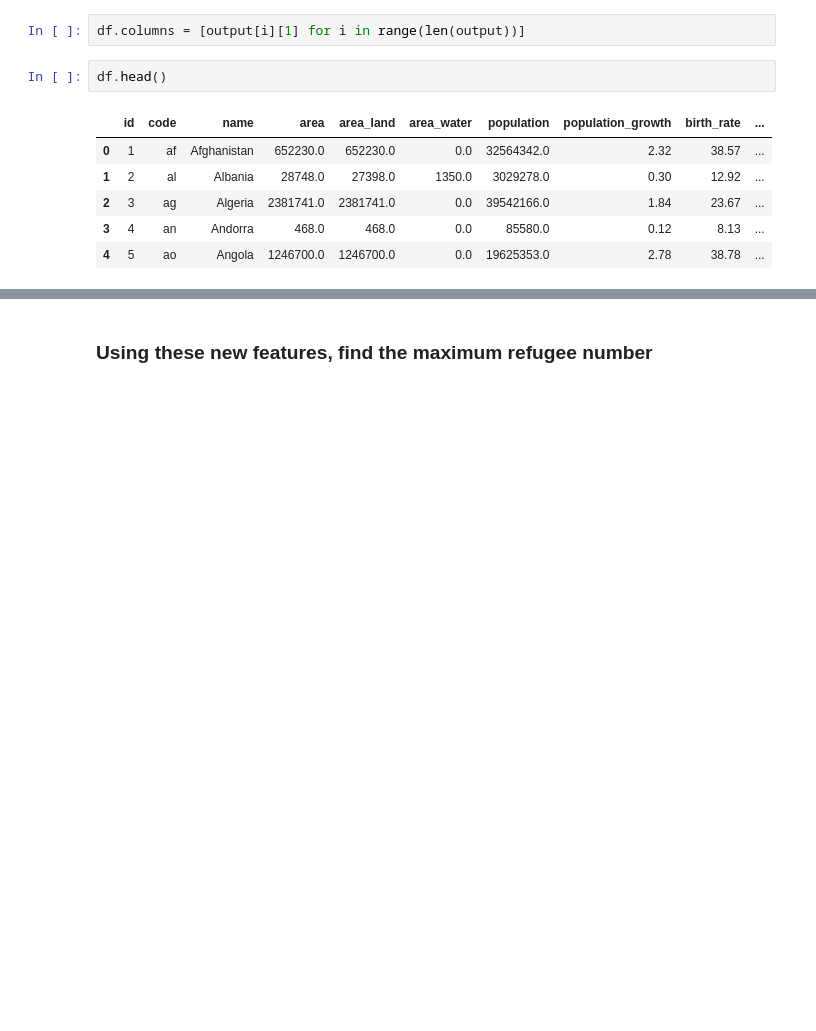
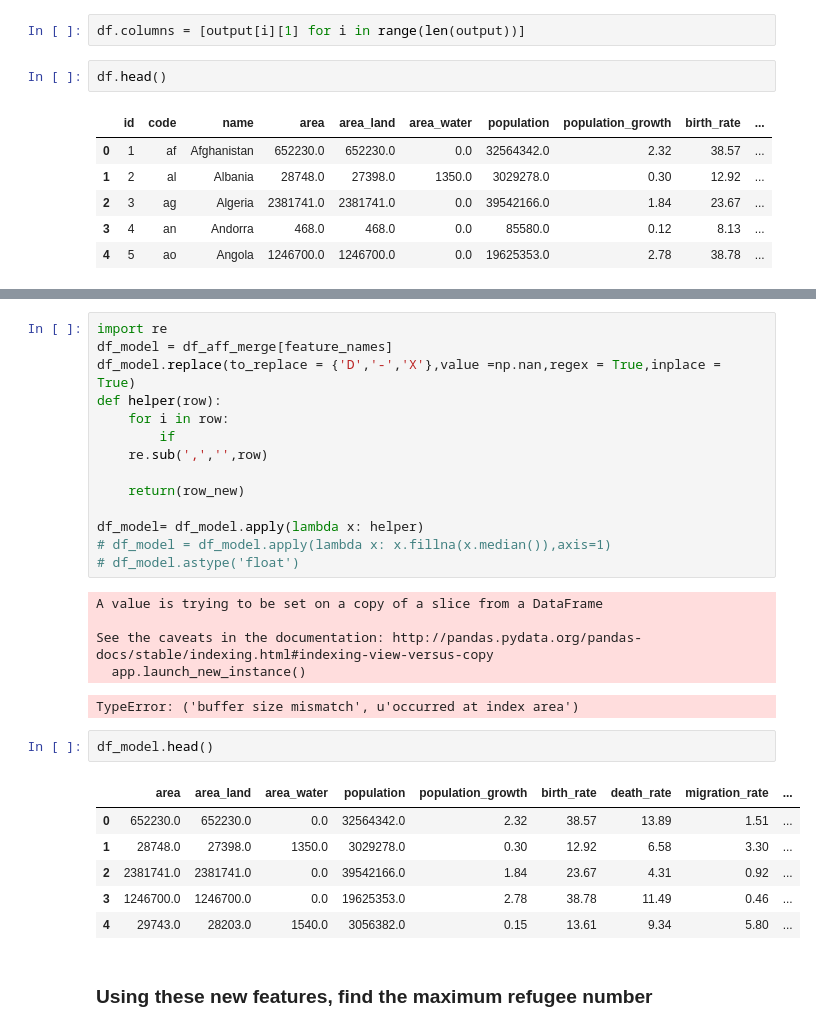
Before and after one commit to cwczarnik/Refugee_Study, a Jupyter notebook: US_Refugees.ipynb, the cells around one changed output, grey strips where cells are left out. Saved outputs shown, nothing was run; the diff lists cells and outputs as text; blank space fills up the shorter version.

```diff
--- a/US_Refugees.ipynb
+++ b/US_Refugees.ipynb
@@ -244,2 +275,31 @@ pd.merge(df,aff_asylum,how ='inner',left_on='name',right_on ='Continent/Country
+# %%
+import re
+df_model = df_aff_merge[feature_names]
+df_model.replace(to_replace = {'D','-','X'},value =np.nan,regex = True,inplace = True)
+def helper(row):
+    for i in row:
+        if
+    re.sub(',','',row)
+
+    return(row_new)
+
+df_model= df_model.apply(lambda x: helper)
+# df_model = df_model.apply(lambda x: x.fillna(x.median()),axis=1)
+# df_model.astype('float')
+# %% [output]
+A value is trying to be set on a copy of a slice from a DataFrame
+
+See the caveats in the documentation: http://pandas.pydata.org/pandas-docs/stable/indexing.html#indexing-view-versus-copy
+  app.launch_new_instance()
+TypeError: ('buffer size mismatch', u'occurred at index area')
+# %%
+df_model.head()
+# %% [output]
+|  | area | area_land | area_water | population | population_growth | birth_rate | death_rate | migration_rate | ... |
+| 0 | 652230.0 | 652230.0 | 0.0 | 32564342.0 | 2.32 | 38.57 | 13.89 | 1.51 | ... |
+| 1 | 28748.0 | 27398.0 | 1350.0 | 3029278.0 | 0.30 | 12.92 | 6.58 | 3.30 | ... |
+| 2 | 2381741.0 | 2381741.0 | 0.0 | 39542166.0 | 1.84 | 23.67 | 4.31 | 0.92 | ... |
+| 3 | 1246700.0 | 1246700.0 | 0.0 | 19625353.0 | 2.78 | 38.78 | 11.49 | 0.46 | ... |
+| 4 | 29743.0 | 28203.0 | 1540.0 | 3056382.0 | 0.15 | 13.61 | 9.34 | 5.80 | ... |
 # %% [markdown]
 ### Using these new features, find the maximum refugee number
```
Also changed, not shown: parts of 10 cells of this notebook.
